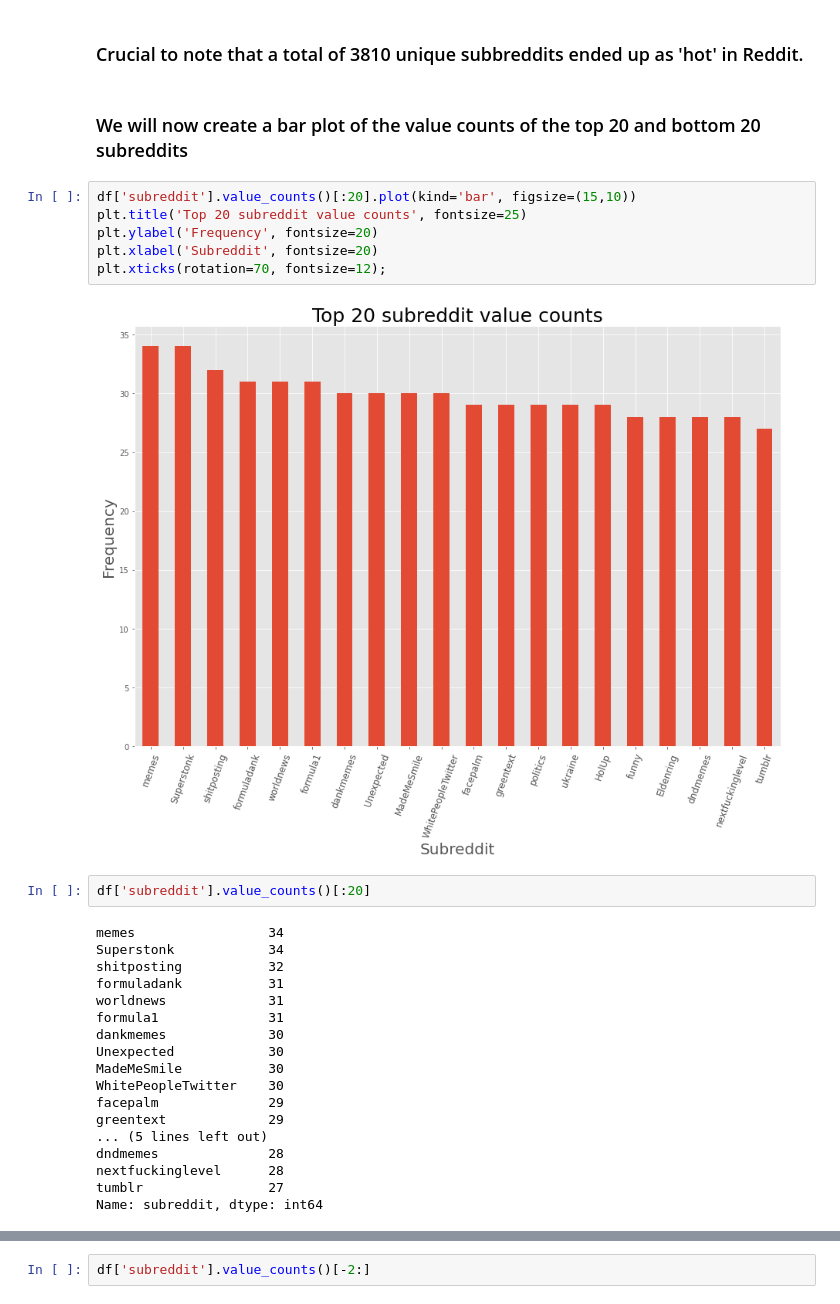
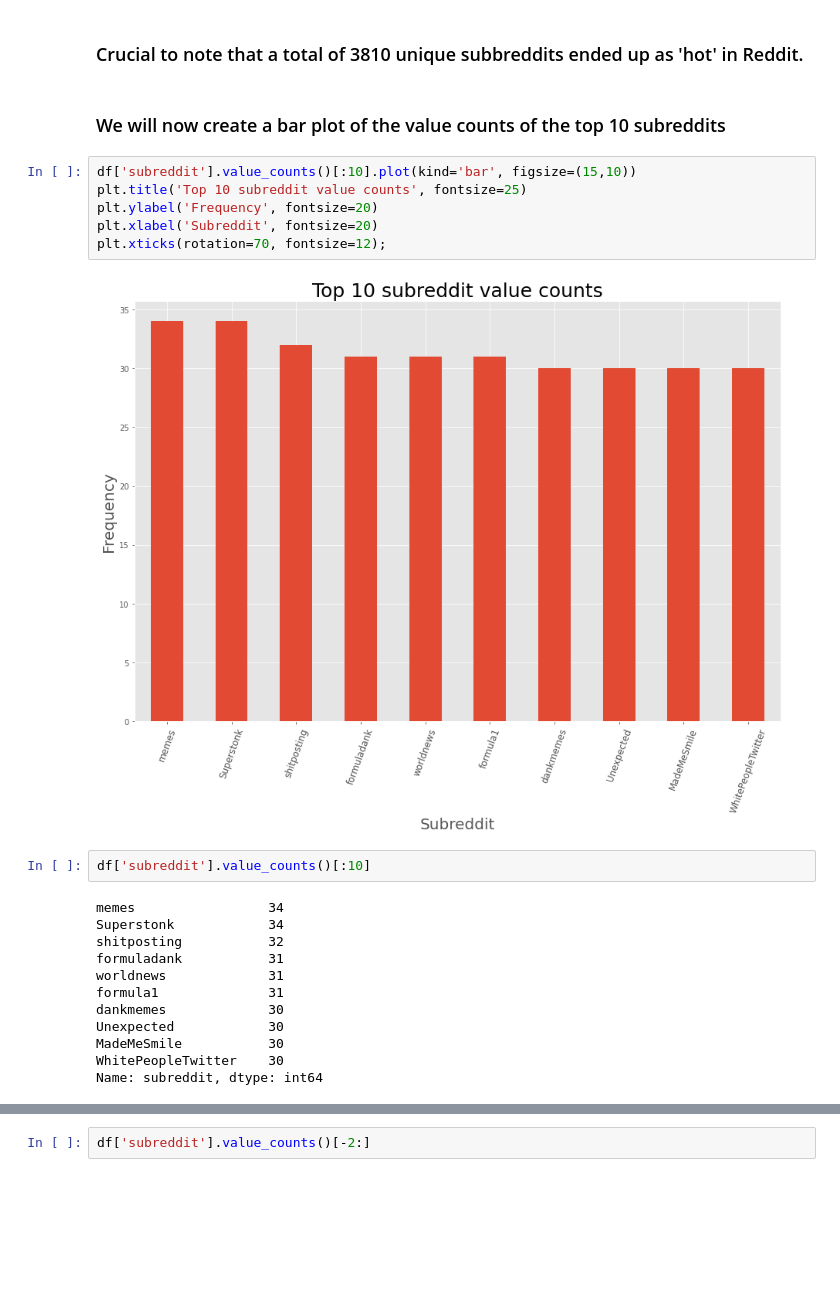
Before and after one commit to Ftrejo23/-Web-Scraping-and-NLP-Classification-Project, a Jupyter notebook: code/02_data_cleaning_&_eda.ipynb, the cells around one changed output, grey strips where cells are left out. Drawn from its saved outputs; the diff is of its cells as text; blank space fills up the shorter version.

Commit message:
fixed a plot

```diff
--- a/code/02_data_cleaning_&_eda.ipynb
+++ b/code/02_data_cleaning_&_eda.ipynb
@@ -204,17 +204,17 @@ Name: subreddit, dtype: object
 # %% [markdown]
 ### Crucial to note that a total of 3810 unique subbreddits ended up as 'hot' in Reddit.
 # %% [markdown]
-### We will now create a bar plot of the value counts of the top 20 and bottom 20 subreddits
+### We will now create a bar plot of the value counts of the top 10 subreddits
 # %%
-df['subreddit'].value_counts()[:20].plot(kind='bar', figsize=(15,10))
-plt.title('Top 20 subreddit value counts', fontsize=25)
+df['subreddit'].value_counts()[:10].plot(kind='bar', figsize=(15,10))
+plt.title('Top 10 subreddit value counts', fontsize=25)
 plt.ylabel('Frequency', fontsize=20)
 plt.xlabel('Subreddit', fontsize=20)
 plt.xticks(rotation=70, fontsize=12);
 # %% [output]
-[figure, old version]
+[figure, new version]
 # %%
-df['subreddit'].value_counts()[:20]
+df['subreddit'].value_counts()[:10]
 # %% [output]
 memes                 34
 Superstonk            34
@@ -226,11 +226,5 @@ dankmemes             30
 Unexpected            30
 MadeMeSmile           30
 WhitePeopleTwitter    30
-facepalm              29
-greentext             29
-... (5 lines left out)
-dndmemes              28
-nextfuckinglevel      28
-tumblr                27
 Name: subreddit, dtype: int64
 # %% [markdown]
```
Also changed, not shown: parts of 2 cells of this notebook.
